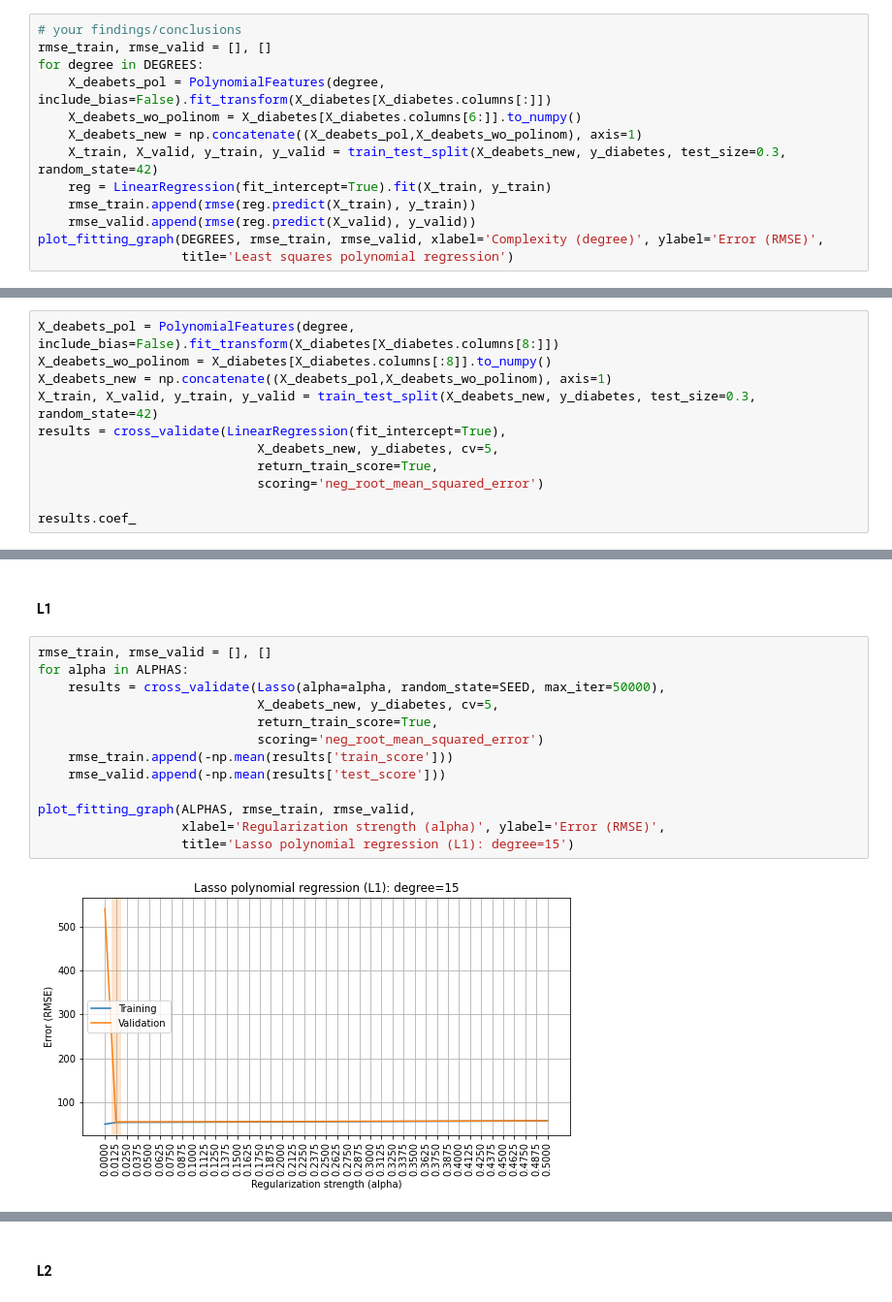
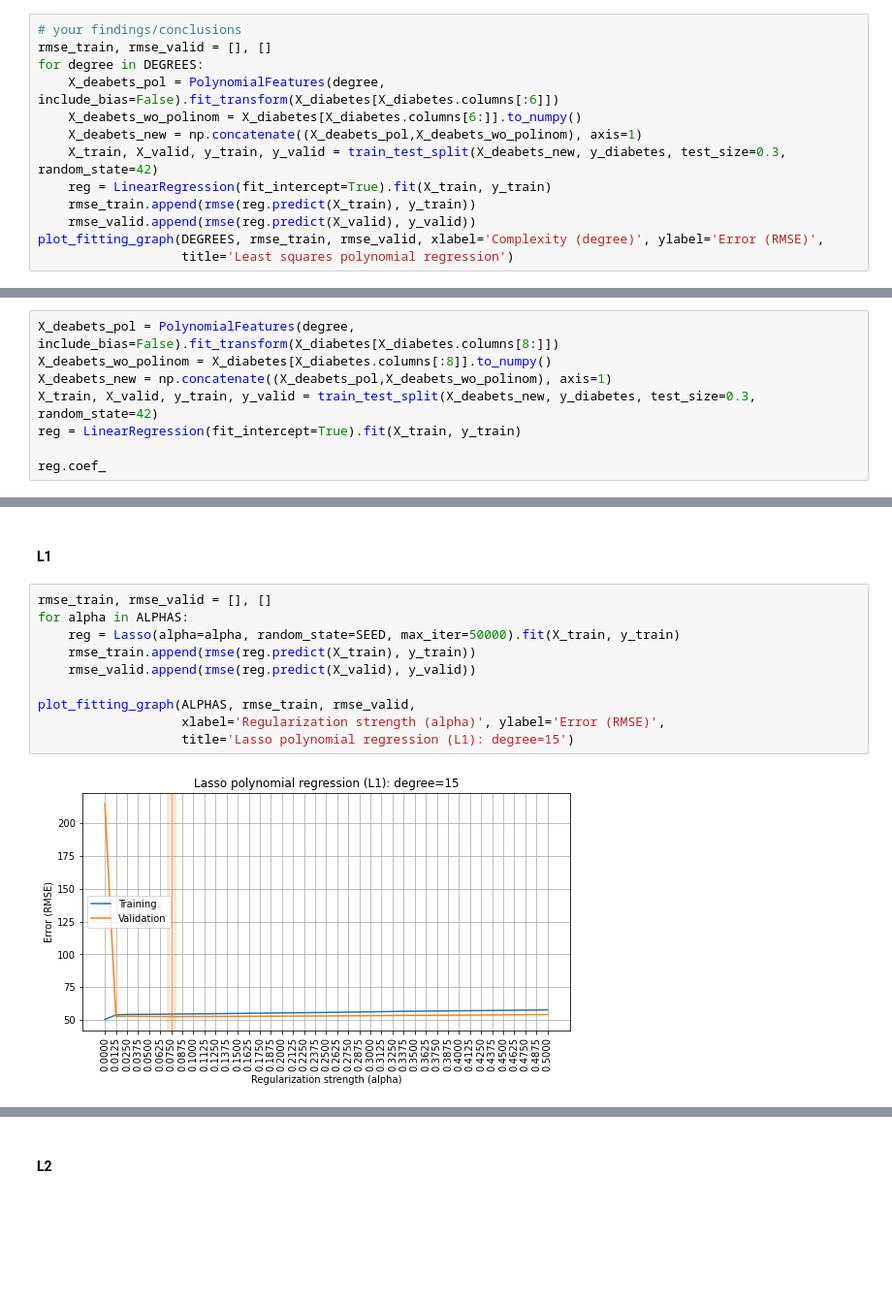
Before and after one commit to ArsenyNovak/EDA, a Jupyter notebook: overfitting_regularization.ipynb, the cells around one changed output, grey strips where cells are left out. Shown: that part at 97% size. Cells and saved outputs as stored; diff of their text form; blank space fills up the shorter version.

```diff
--- a/overfitting_regularization.ipynb
+++ b/overfitting_regularization.ipynb
@@ -380,7 +380,7 @@ DEGREES = DEGREES[1:]
 # your findings/conclusions
 rmse_train, rmse_valid = [], []
 for degree in DEGREES:
-    X_deabets_pol = PolynomialFeatures(degree, include_bias=False).fit_transform(X_diabetes[X_diabetes.columns[:]])
+    X_deabets_pol = PolynomialFeatures(degree, include_bias=False).fit_transform(X_diabetes[X_diabetes.columns[:6]])
     X_deabets_wo_polinom = X_diabetes[X_diabetes.columns[6:]].to_numpy()
     X_deabets_new = np.concatenate((X_deabets_pol,X_deabets_wo_polinom), axis=1)
     X_train, X_valid, y_train, y_valid = train_test_split(X_deabets_new, y_diabetes, test_size=0.3, random_state=42)
@@ -419,10 +419,7 @@ X_deabets_pol = PolynomialFeatures(degree, include_bias=False).fit_transform(X_d
 X_deabets_wo_polinom = X_diabetes[X_diabetes.columns[:8]].to_numpy()
 X_deabets_new = np.concatenate((X_deabets_pol,X_deabets_wo_polinom), axis=1)
 X_train, X_valid, y_train, y_valid = train_test_split(X_deabets_new, y_diabetes, test_size=0.3, random_state=42)
-results = cross_validate(LinearRegression(fit_intercept=True),
-                             X_deabets_new, y_diabetes, cv=5,
-                             return_train_score=True,
-                             scoring='neg_root_mean_squared_error')
+reg = LinearRegression(fit_intercept=True).fit(X_train, y_train)
 
-results.coef_
+reg.coef_
 # %% [output]
@@ -437,17 +450,14 @@ np.mean(np.abs(reg.coef_))
 # %%
 rmse_train, rmse_valid = [], []
 for alpha in ALPHAS:
-    results = cross_validate(Lasso(alpha=alpha, random_state=SEED, max_iter=50000),
-                             X_deabets_new, y_diabetes, cv=5,
-                             return_train_score=True,
-                             scoring='neg_root_mean_squared_error')
-    rmse_train.append(-np.mean(results['train_score']))
-    rmse_valid.append(-np.mean(results['test_score']))
+    reg = Lasso(alpha=alpha, random_state=SEED, max_iter=50000).fit(X_train, y_train)
+    rmse_train.append(rmse(reg.predict(X_train), y_train))
+    rmse_valid.append(rmse(reg.predict(X_valid), y_valid))
 
 plot_fitting_graph(ALPHAS, rmse_train, rmse_valid,
                    xlabel='Regularization strength (alpha)', ylabel='Error (RMSE)',
                    title='Lasso polynomial regression (L1): degree=15')
 # %% [output]
-[figure, old version]
+[figure, new version]
 # %%
 ALPHAS[np.argmin(rmse_valid)]
```
Also changed, not shown: parts of 19 cells of this notebook.
